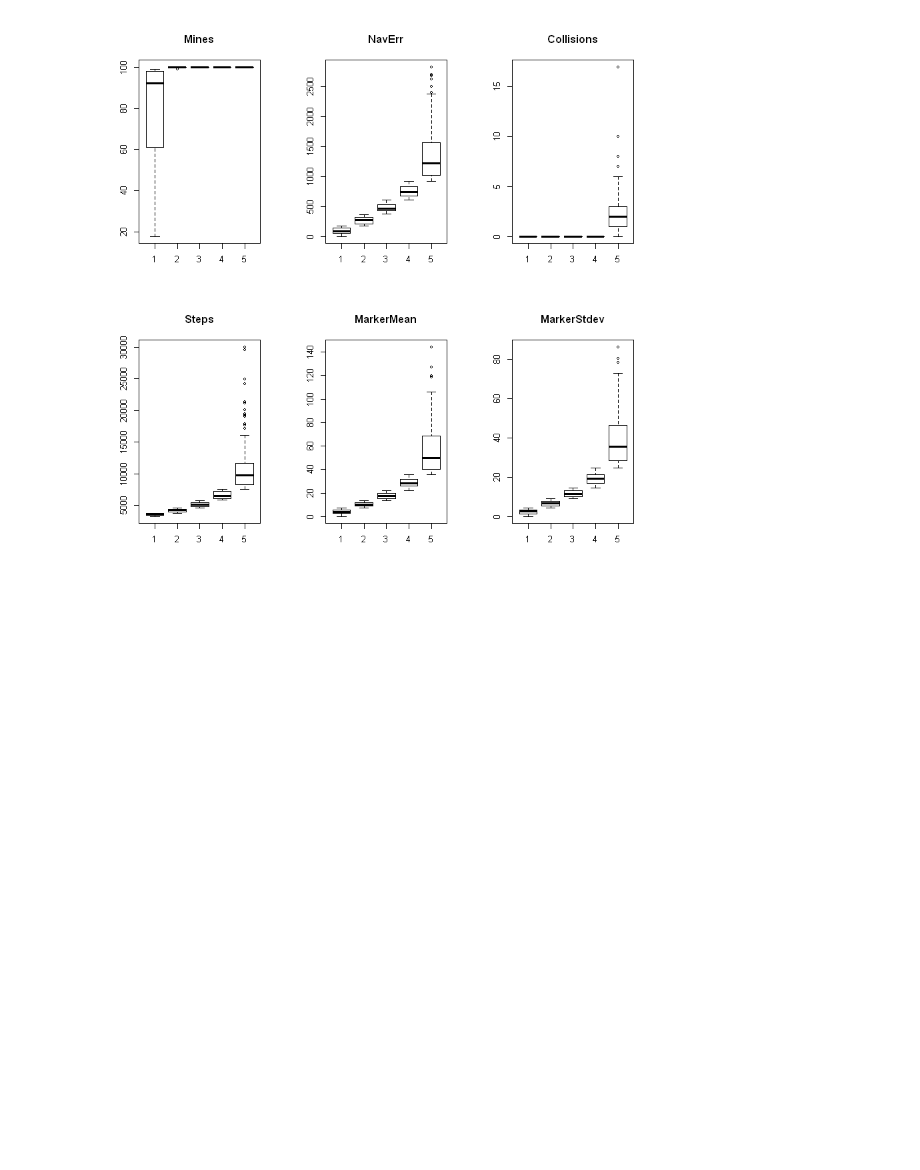
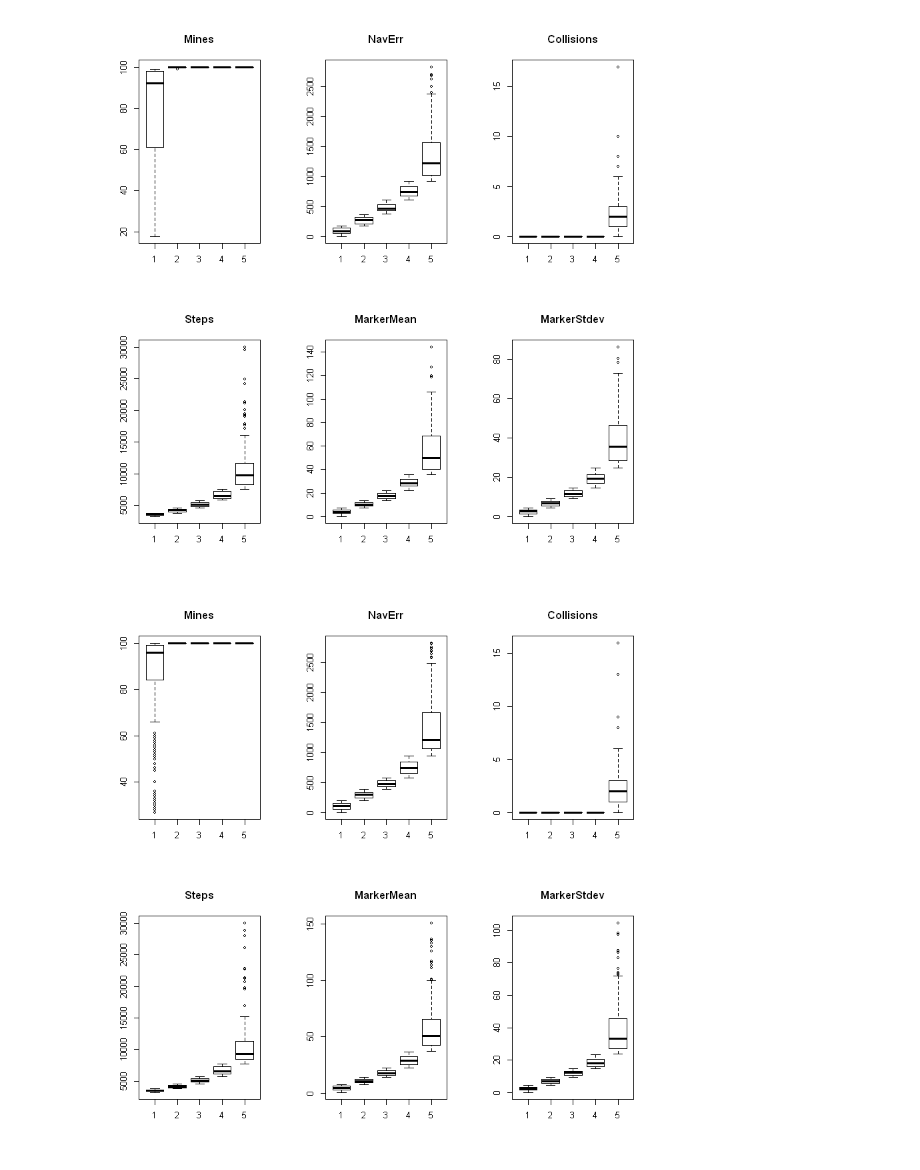
Before and after one commit to paulopperman/cuuv, a Jupyter notebook: experiments/cUUV Simulation Analysis.ipynb, the cells around one changed output. Cells and saved outputs as stored; diff of their text form; code cells hidden in the pictures; blank space fills up the shorter version.

Commit message:
spoofer initial runs

```diff
--- a/experiments/cUUV Simulation Analysis.ipynb
+++ b/experiments/cUUV Simulation Analysis.ipynb
@@ -111,3 +111,34 @@ boxplot(number.of.collisions~collisions.quintile, data=data.baseline.quintiles,
 boxplot(marker.std.dev~marker.std.quintile, data=data.baseline.quintiles, main='MarkerStdev')
 # %% [output]
 [figure]
+# %%
+# load datafiles
+doe.spoofer <- read.csv("./spoofer_NOLH_description.csv", header = TRUE)  # NOLH experiment design
+results.spoofer <- read.csv("./spoofer/baseline random spoofers fixed-table.csv", skip=6, header=TRUE)
+
+# format column names
+colnames(doe.spoofer)[1] <- "experiment.number"
+
+# build the dataset
+data.spoofer <- merge(doe.spoofer, results.spoofer, "experiment.number")
+# %%
+# split the run results into quintiles by measure of performance
+data.spoofer %>% mutate(
+    mine.quintile = ntile(data.spoofer$count.mine.contacts, 5),
+    step.quintile = ntile(data.spoofer$X.step, 5),
+    nav.error.quintile = ntile(max.nav.error, 5),
+    marker.mean.quintile = ntile(marker.mean, 5),
+    marker.std.quintile = ntile(marker.std.dev, 5),
+    collisions.quintile = ntile(number.of.collisions, 5)
+) -> data.spoofer.quintiles
+
+# plot the quintile distributions of the baseline
+layout(matrix(c(1,2,3,4,5,6),2,3))
+boxplot(count.mine.contacts~mine.quintile, data=data.spoofer.quintiles, main='Mines')
+boxplot(X.step.~step.quintile, data=data.spoofer.quintiles, main='Steps')
+boxplot(max.nav.error~nav.error.quintile, data=data.spoofer.quintiles, main='NavErr')
+boxplot(marker.mean~marker.mean.quintile, data=data.spoofer.quintiles, main='MarkerMean')
+boxplot(number.of.collisions~collisions.quintile, data=data.spoofer.quintiles, main='Collisions')
+boxplot(marker.std.dev~marker.std.quintile, data=data.spoofer.quintiles, main='MarkerStdev')
+# %% [output]
+[figure, added]
```
Also changed, not shown: parts of 15 cells of this notebook, 10 other files.
